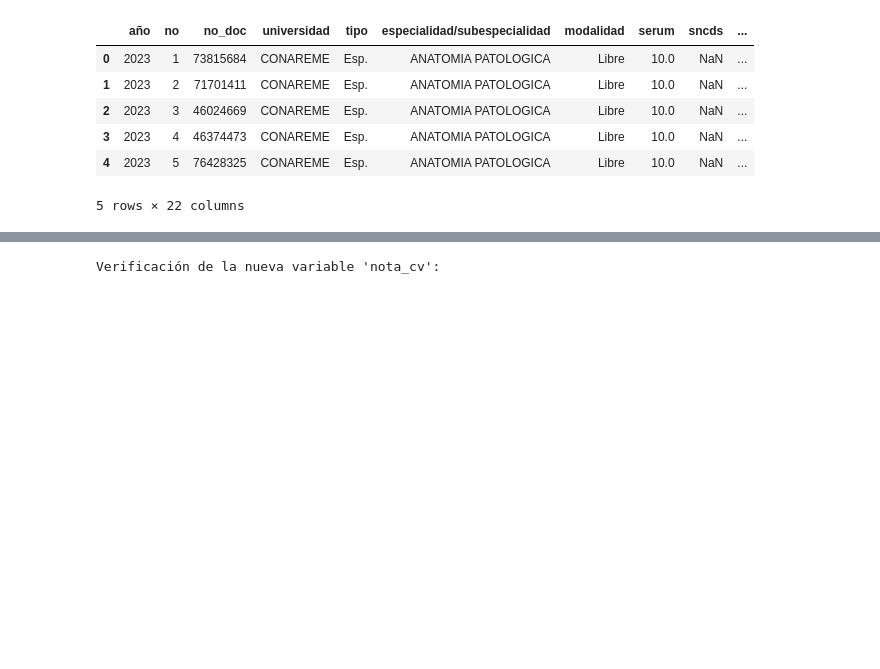
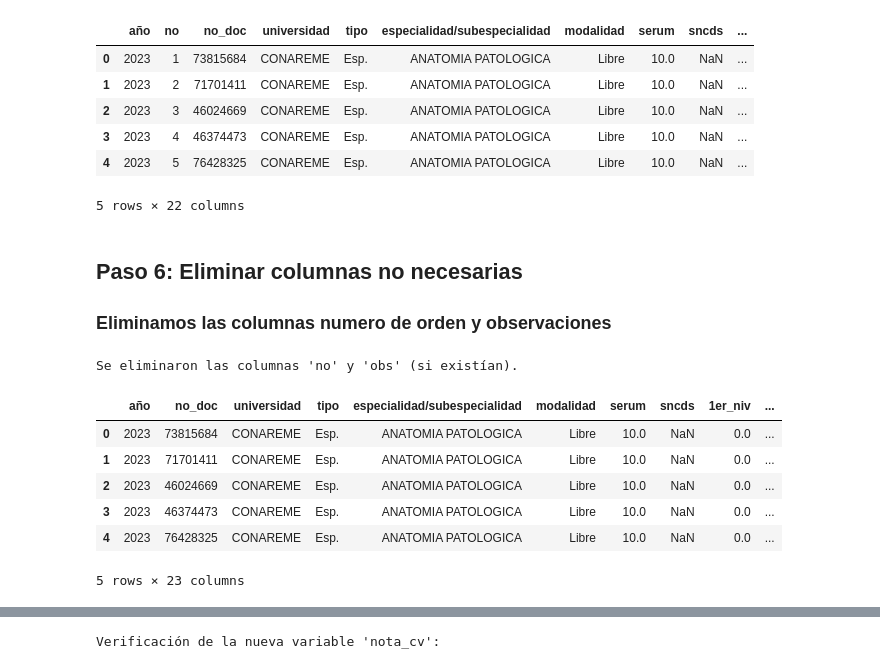
Before and after one commit to MartinTrillo22/FinalCienciaDatos, a Jupyter notebook: LimpiezaFinal.ipynb, the cells around one changed output, grey strips where cells are left out. Cells and saved outputs as stored; diff of their text form; code cells hidden in the pictures; blank space fills up the shorter version.

```diff
--- a/LimpiezaFinal.ipynb
+++ b/LimpiezaFinal.ipynb
@@ -123,4 +116,23 @@ Columnas actuales en el dataset:
 | 3 | 2023 | 4 | 46374473 | CONAREME | Esp. | ANATOMIA PATOLOGICA | Libre | 10.0 | NaN | ... |
 | 4 | 2023 | 5 | 76428325 | CONAREME | Esp. | ANATOMIA PATOLOGICA | Libre | 10.0 | NaN | ... |
 5 rows × 22 columns
+# %% [markdown]
+## Paso 6: Eliminar columnas no necesarias
+
+### Eliminamos las columnas numero de orden y observaciones
+# %%
+columnas_a_eliminar = ["no", "obs"]
+df.drop(columns=columnas_a_eliminar, inplace=True, errors="ignore")
+
+print("Se eliminaron las columnas 'no' y 'obs' (si existían).")
+df.head(5)
+# %% [output]
+Se eliminaron las columnas 'no' y 'obs' (si existían).
+|  | año | no_doc | universidad | tipo | especialidad/subespecialidad | modalidad | serum | sncds | 1er_niv | ... |
+| 0 | 2023 | 73815684 | CONAREME | Esp. | ANATOMIA PATOLOGICA | Libre | 10.0 | NaN | 0.0 | ... |
+| 1 | 2023 | 71701411 | CONAREME | Esp. | ANATOMIA PATOLOGICA | Libre | 10.0 | NaN | 0.0 | ... |
+| 2 | 2023 | 46024669 | CONAREME | Esp. | ANATOMIA PATOLOGICA | Libre | 10.0 | NaN | 0.0 | ... |
+| 3 | 2023 | 46374473 | CONAREME | Esp. | ANATOMIA PATOLOGICA | Libre | 10.0 | NaN | 0.0 | ... |
+| 4 | 2023 | 76428325 | CONAREME | Esp. | ANATOMIA PATOLOGICA | Libre | 10.0 | NaN | 0.0 | ... |
+5 rows × 23 columns
 # %% [markdown]
```
Also changed, not shown: parts of 7 cells of this notebook, 1 other file.
